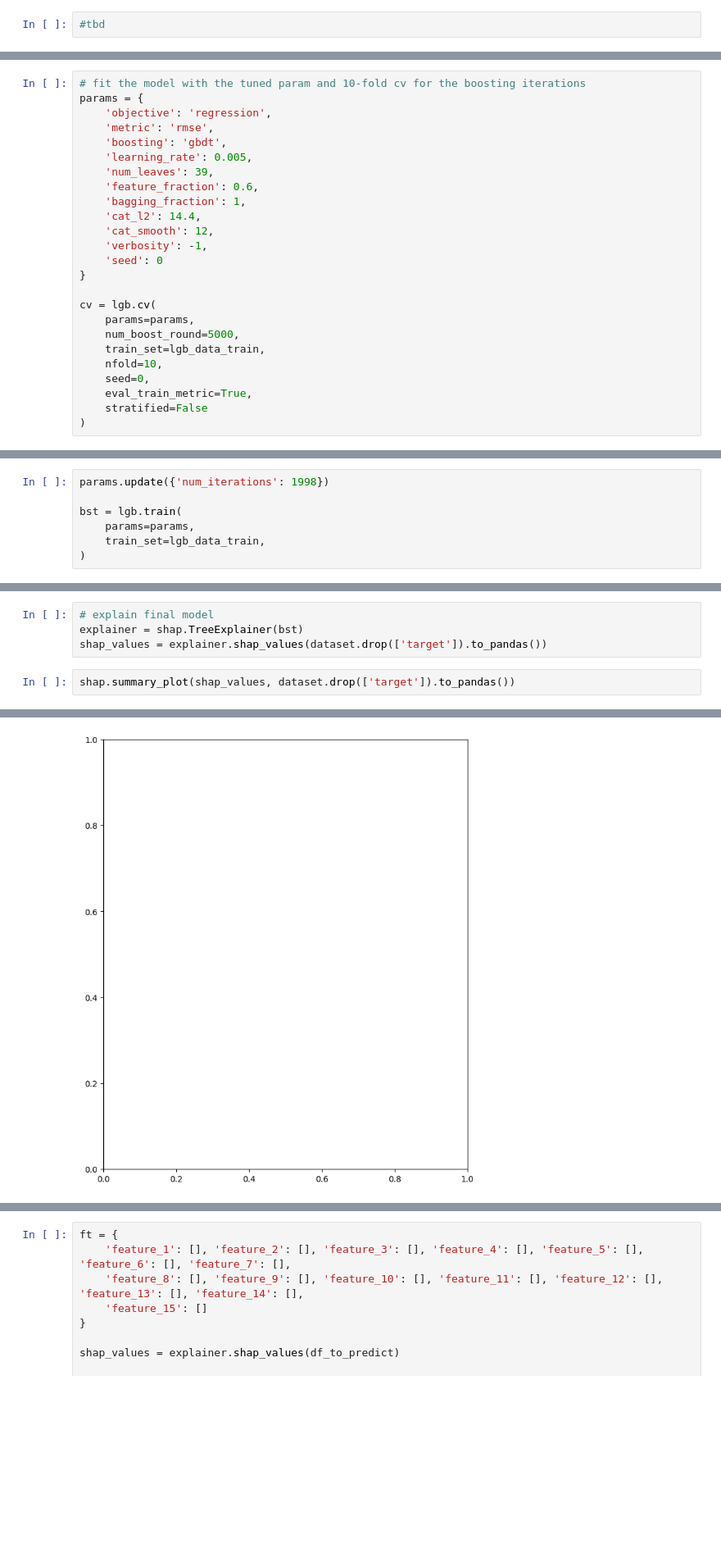
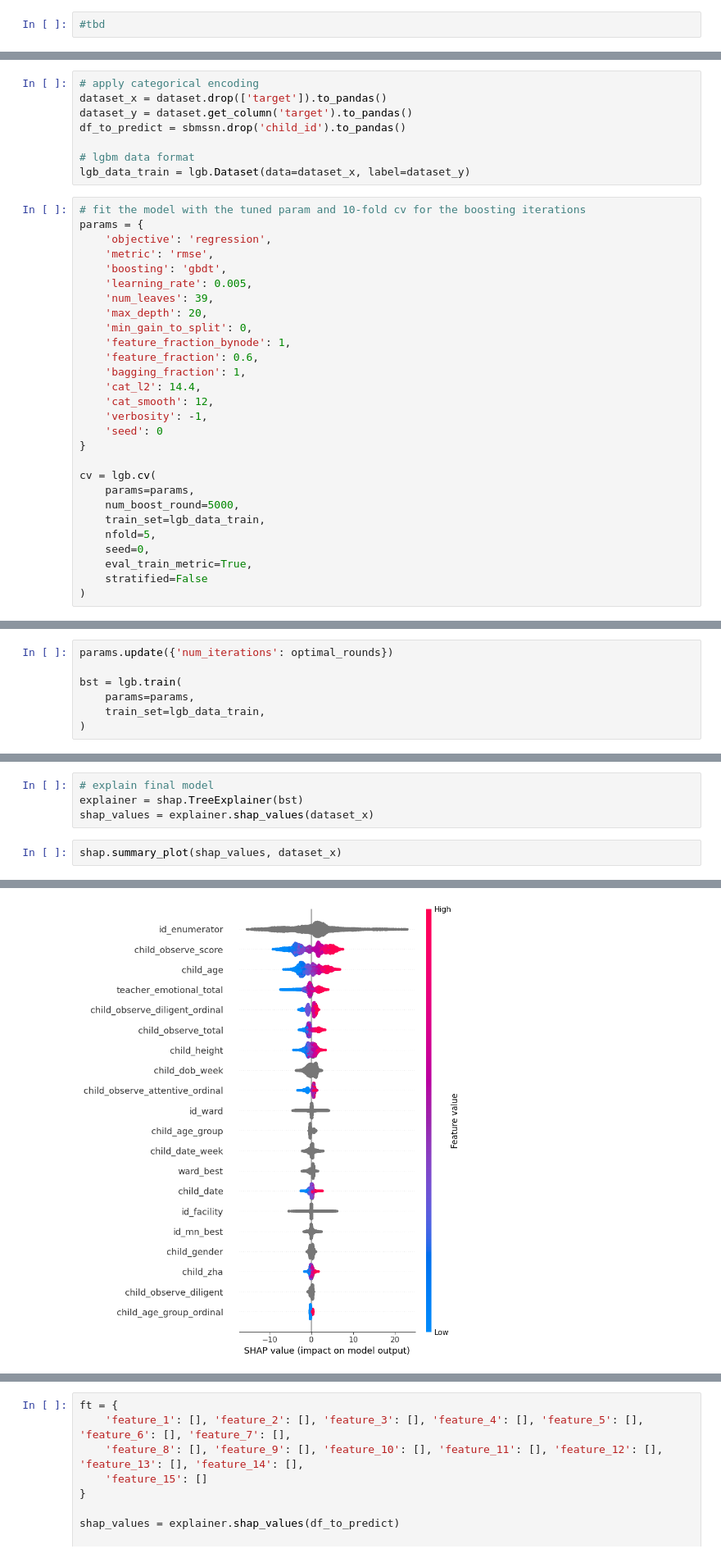
Before and after one commit to danielseussler/zindi-earlylearning-py, a Jupyter notebook: notebooks/analysis.ipynb, the cells around one changed output, grey strips where cells are left out. Shown at 82% size. Saved outputs shown, nothing was run; the diff lists cells and outputs as text; blank space fills up the shorter version.

```diff
--- a/notebooks/analysis.ipynb
+++ b/notebooks/analysis.ipynb
@@ -34,3 +33,11 @@ lgb_data_train = lgb.Dataset(data=dataset.drop(['target']).to_pandas(), label=da
+# %%
+# apply categorical encoding
+dataset_x = dataset.drop(['target']).to_pandas()
+dataset_y = dataset.get_column('target').to_pandas()
+df_to_predict = sbmssn.drop('child_id').to_pandas()
+
+# lgbm data format
+lgb_data_train = lgb.Dataset(data=dataset_x, label=dataset_y)
 # %%
 # fit the model with the tuned param and 10-fold cv for the boosting iterations
 params = {
@@ -39,6 +46,9 @@ params = {
     'boosting': 'gbdt',
     'learning_rate': 0.005,
     'num_leaves': 39,
+    'max_depth': 20,
+    'min_gain_to_split': 0,
+    'feature_fraction_bynode': 1,
     'feature_fraction': 0.6,
     'bagging_fraction': 1,
     'cat_l2': 14.4,
@@ -51,7 +61,7 @@ cv = lgb.cv(
     params=params,
     num_boost_round=5000,
     train_set=lgb_data_train,
-    nfold=10,
+    nfold=5,
     seed=0,
     eval_train_metric=True,
     stratified=False
@@ -75,5 +84,5 @@ ax = sns.lineplot(data=pltdat, x=pltdat.index, y="valid_rmse_mean", ci=None)
 # %%
-params.update({'num_iterations': 1998})
+params.update({'num_iterations': optimal_rounds})
 
 bst = lgb.train(
     params=params,
@@ -86,7 +94,7 @@ sbmssn_pred = bst.predict(df_to_predict)
 # %%
 # explain final model
 explainer = shap.TreeExplainer(bst)
-shap_values = explainer.shap_values(dataset.drop(['target']).to_pandas())
+shap_values = explainer.shap_values(dataset_x)
 # %%
-shap.summary_plot(shap_values, dataset.drop(['target']).to_pandas())
+shap.summary_plot(shap_values, dataset_x)
 # %% [output]
@@ -94,2 +101,2 @@ AssertionError: Feature and SHAP matrices must have the same number of rows!
-[figure, old version]
+[figure, new version]
 # %%
```
Also changed, not shown: parts of 9 cells of this notebook.
